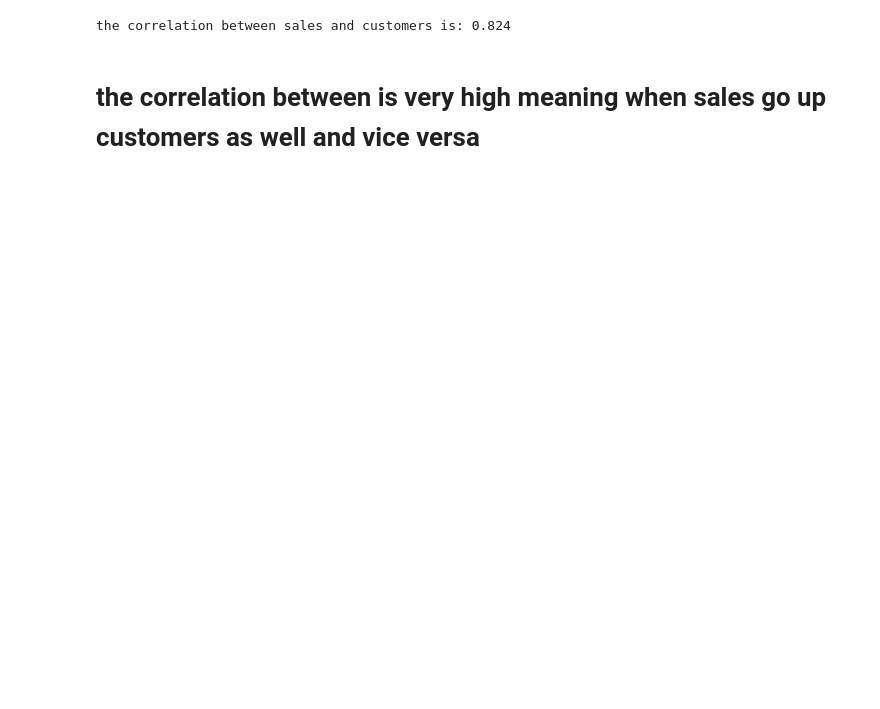
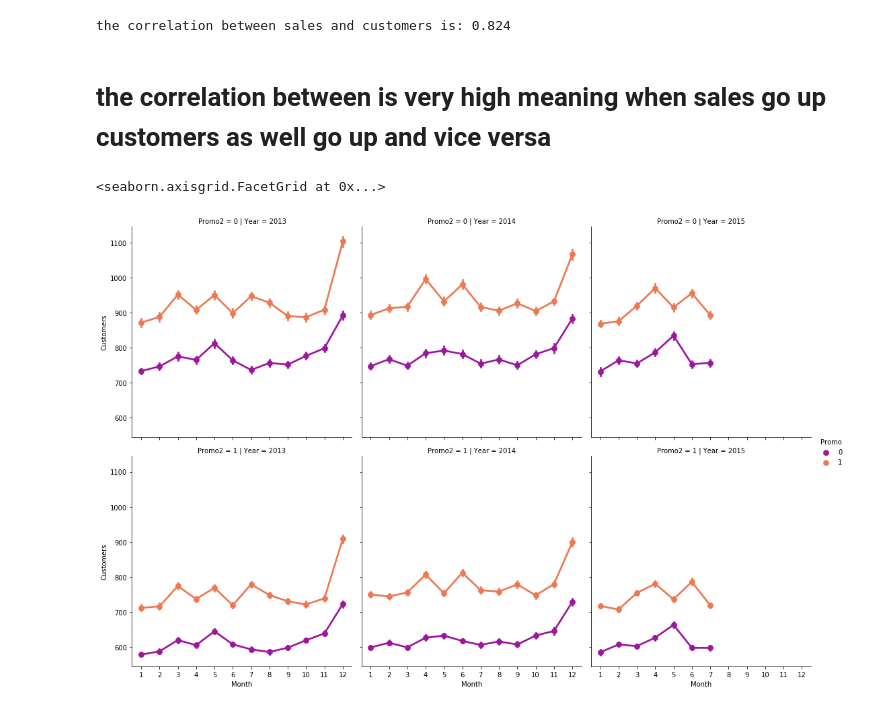
Before and after one commit to sam23121/Pharmaceutical_Sales_prediction, a Jupyter notebook: notebooks/EDA.ipynb, the cells around one changed output. Drawn from its saved outputs; the diff is of its cells as text; code cells hidden in the pictures; blank space fills up the shorter version.

```diff
--- a/notebooks/EDA.ipynb
+++ b/notebooks/EDA.ipynb
@@ -107,4 +107,14 @@ print('the correlation between sales and customers is: %.3f' % corr)
 # %% [output]
 the correlation between sales and customers is: 0.824
 # %% [markdown]
-# the correlation between is very high meaning when sales go up customers as well and vice versa
+# the correlation between is very high meaning when sales go up customers as well go up and vice versa
+# %%
+sns.factorplot(data = train_store, x = 'Month', y = "Customers",
+               col = 'Year', # per store type in cols
+               palette = 'plasma',
+               hue = 'Promo',
+               row = 'Promo2', # per store type in rows
+               )
+# %% [output]
+<seaborn.axisgrid.FacetGrid at 0x...>
+[figure, added]
```
Also changed, not shown: parts of 7 cells of this notebook, 4 other files.
